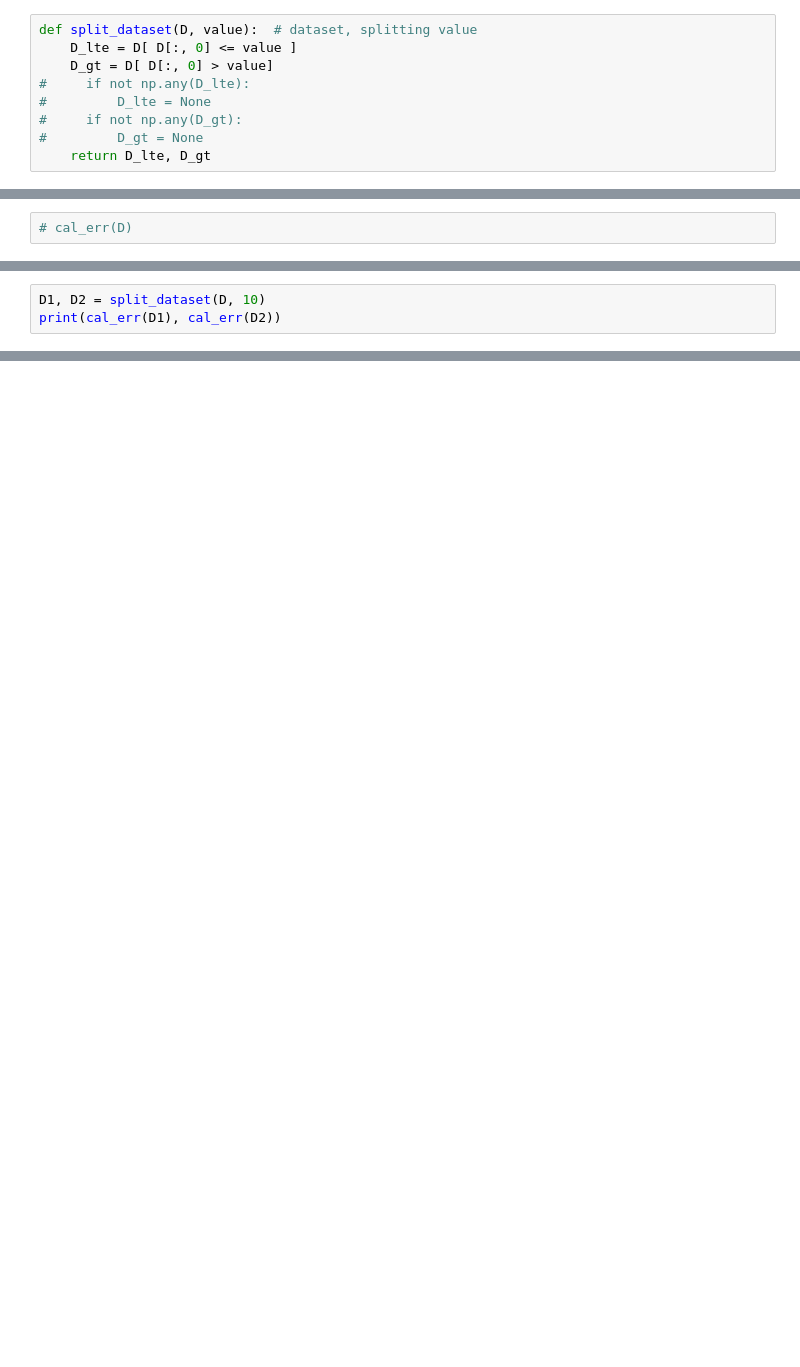
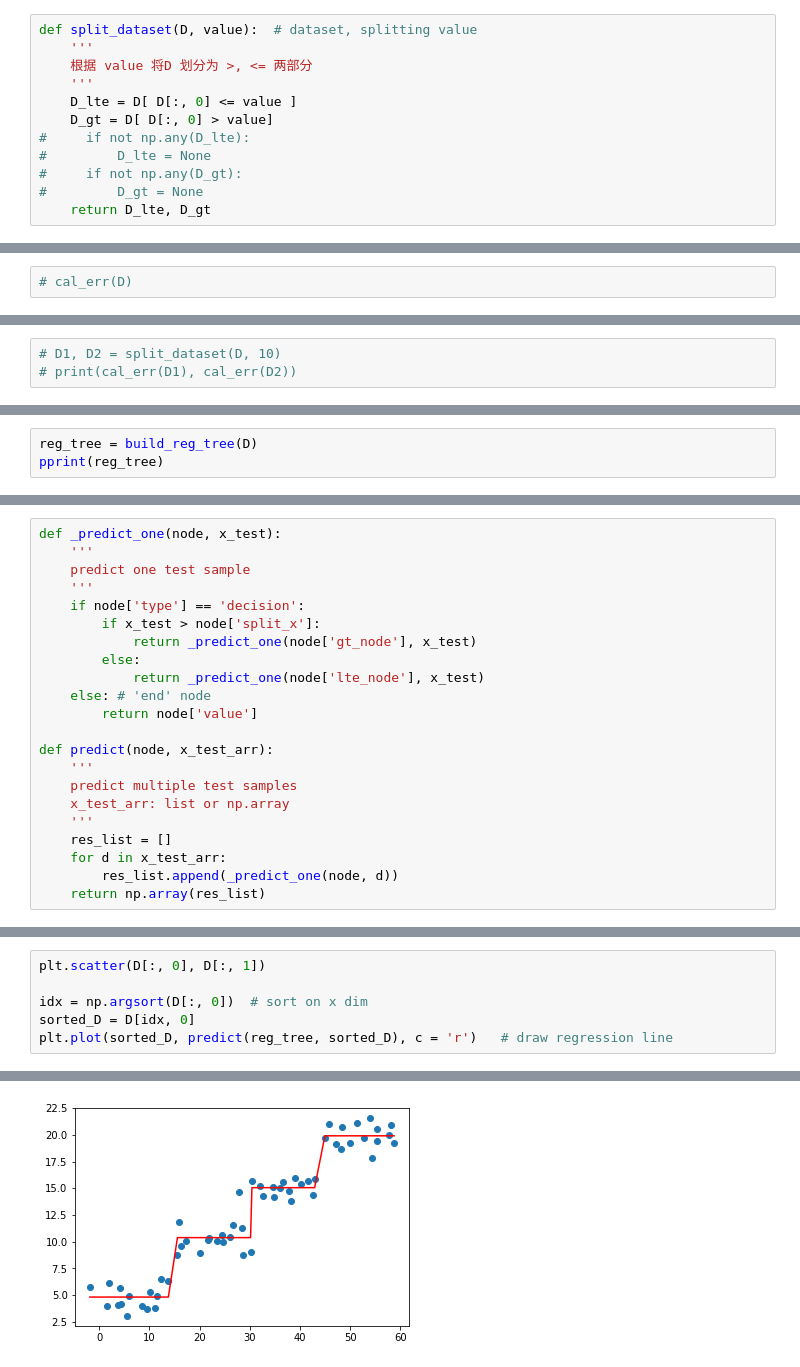
Before and after one commit to NianLi71/MLinAction_MyCodes, a Jupyter notebook: chapter_9_CART/reg_tree.ipynb, the cells around one changed output, grey strips where cells are left out. Drawn from its saved outputs; the diff is of its cells as text; blank space fills up the shorter version.

```diff
--- a/chapter_9_CART/reg_tree.ipynb
+++ b/chapter_9_CART/reg_tree.ipynb
@@ -84,5 +83,8 @@ max_depth = 2
 # %%
 def split_dataset(D, value):  # dataset, splitting value
+    '''
+    根据 value 将D 划分为 >, <= 两部分
+    '''
     D_lte = D[ D[:, 0] <= value ]
     D_gt = D[ D[:, 0] > value]
 #     if not np.any(D_lte):
@@ -109,3 +118,3 @@ def cal_err(D):
 # %%
-D1, D2 = split_dataset(D, 10)
-print(cal_err(D1), cal_err(D2))
+# D1, D2 = split_dataset(D, 10)
+# print(cal_err(D1), cal_err(D2))
@@ -159,0 +150,3 @@ True
+# %%
+reg_tree = build_reg_tree(D)
+pprint(reg_tree)
@@ -159,0 +164,22 @@ True
+# %%
+def _predict_one(node, x_test):
+    '''
+    predict one test sample
+    '''
+    if node['type'] == 'decision':
+        if x_test > node['split_x']:
+            return _predict_one(node['gt_node'], x_test)
+        else:
+            return _predict_one(node['lte_node'], x_test)
+    else: # 'end' node
+        return node['value']
+
+def predict(node, x_test_arr):
+    '''
+    predict multiple test samples
+    x_test_arr: list or np.array
+    '''
+    res_list = []
+    for d in x_test_arr:
+        res_list.append(_predict_one(node, d))
+    return np.array(res_list)
@@ -159,0 +219,7 @@ True
+# %%
+plt.scatter(D[:, 0], D[:, 1])
+
+idx = np.argsort(D[:, 0])  # sort on x dim
+sorted_D = D[idx, 0]
+plt.plot(sorted_D, predict(reg_tree, sorted_D), c = 'r')   # draw regression line
+# %% [output]
@@ -159,0 +227 @@ True
+[figure, added]
```
Also changed, not shown: parts of 36 cells of this notebook, 1 other file.
